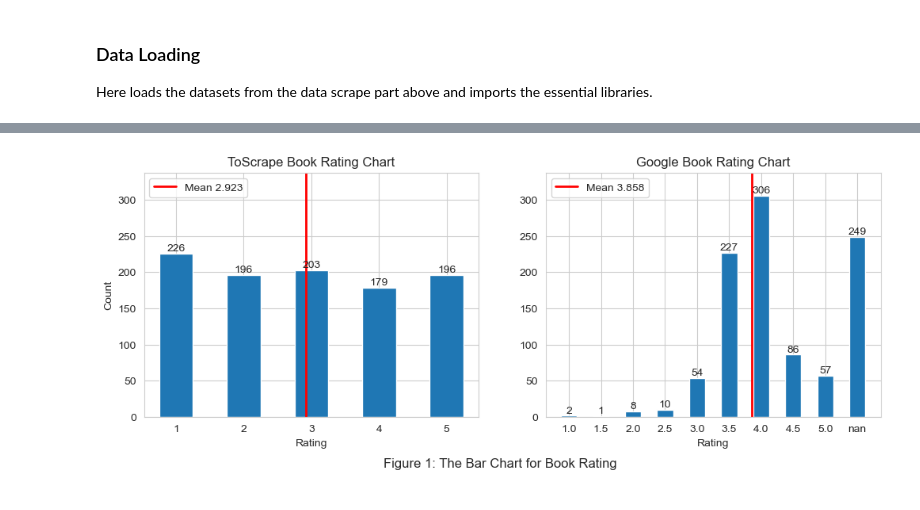
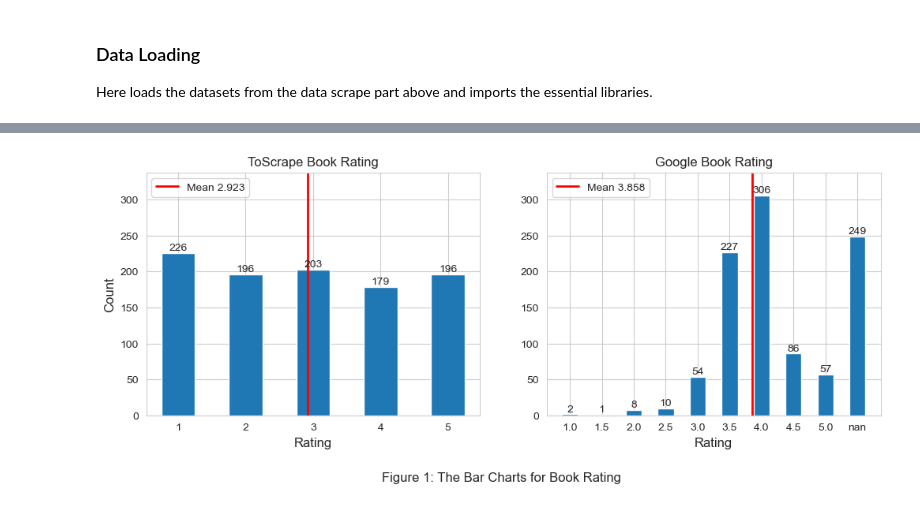
Before and after one commit to Zirui-Zhou/INT303_Web_Scraping_And_Data_Analysis, a Jupyter notebook: Zirui_Zhou+1927924.ipynb, the cells around one changed output, grey strips where cells are left out. Saved outputs shown, nothing was run; the diff lists cells and outputs as text; code cells hidden in the pictures.

```diff
--- a/Zirui_Zhou+1927924.ipynb
+++ b/Zirui_Zhou+1927924.ipynb
@@ -598,33 +609,59 @@ book_info = pandas.read_csv(result_filepath, sep="\t")
 # %%
 scrape_rating_info = book_info["Rating"].value_counts(dropna=False).sort_index()
+scrape_rating_mean = book_info["Rating"].mean()
 google_rating_info = book_info["Google Rating"].value_counts(dropna=False).sort_index()
+google_rating_mean = book_info["Google Rating"].mean()
 
+fig, (ax_s, ax_g) = plt.subplots(1, 2, sharey=True)
+fig.set_size_inches(12, 4)
+fig.text(
+    s="Figure 1: The Bar Charts for Book Rating",
+    x =0.5,
+    y= -0.1,
+    ha="center",
+    fontsize=12
+)
 
-fig1, (ax, av) = plt.subplots(1, 2, sharey=True)
-fig1.set_size_inches(12, 4)
+bars = ax_s.bar(
+    [str(item) for item in scrape_rating_info.index],
+    scrape_rating_info.values,
+    width = 0.5,
+    align="center"
+)
+ax_s.axvline(
+    scrape_rating_mean-1,
+    color='red',
+    linewidth=2,
+    label=f"Mean {'{0:0.3f}'.format(scrape_rating_mean)}"
+)
+ax_s.bar_label(bars)
+# enlarge y-axis space margin.
+ax_s.set_ylim(top=ax_s.get_ylim()[1]+100)
+ax_s.legend(loc='upper left')
 
-bars = ax.bar([str(item) for item in scrape_rating_info.index], scrape_rating_info.values, width = 0.5, align="center")
-ax.axvline((book_info["Rating"].mean() - 1), color='red', linewidth=2, label=f"Mean {'{0:0.3f}'.format(book_info['Rating'].mean())}")
-_ = ax.bar_label(bars)
-bottom, top = ax.get_ylim()
-ax.set_ylim(top=top+100)
-ax.legend(loc='upper left')
+ax_s.set_title("ToScrape Book Rating")
+ax_s.set_xlabel("Rating", fontsize=12)
+ax_s.set_ylabel("Count", fontsize=12)
 
-ax.set_title("ToScrape Book Rating Chart")
-ax.set_xlabel("Rating")
-ax.set_ylabel("Count")
+bars = ax_g.bar(
+    [str(item) for item in google_rating_info.index],
+    google_rating_info.values,
+    width=0.5,
+    align="center"
+)
+ax_g.axvline(
+    (google_rating_mean-1)*2,
+    color='red',
+    linewidth=2,
+    label=f"Mean {'{0:0.3f}'.format(google_rating_mean)}")
+ax_g.bar_label(bars)
 
-bars = av.bar([str(item) for item in google_rating_info.index], google_rating_info.values, width = 0.5, align="center")
-av.axvline((book_info["Google Rating"].mean() - 1) * 2, color='red', linewidth=2, label=f"Mean {'{0:0.3f}'.format(book_info['Google Rating'].mean())}")
-_ = av.bar_label(bars)
+ax_g.yaxis.set_tick_params(labelleft=True)
+ax_g.legend(loc='upper left')
 
-av.yaxis.set_tick_params(labelleft=True)
+ax_g.set_title("Google Book Rating")
+ax_g.set_xlabel("Rating", fontsize=12)
 
-av.legend(loc='upper left')
-
-av.set_title("Google Book Rating Chart")
-av.set_xlabel("Rating")
-
-fig1.text(s="Figure 1: The Bar Chart for Book Rating", x =0.5, y= -0.05, ha="center", fontsize=12);
+pass
 # %% [output]
-[figure, old version]
+[figure, new version]
```
Also changed, not shown: parts of 24 cells of this notebook.
